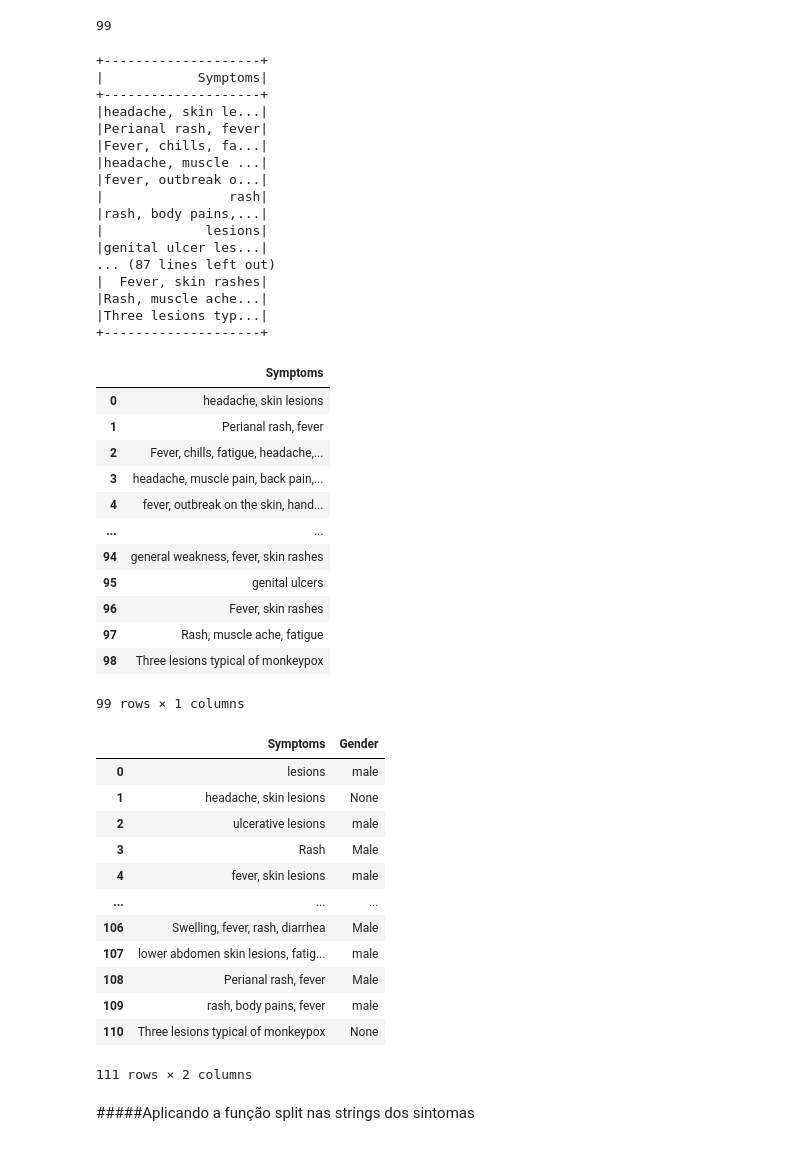
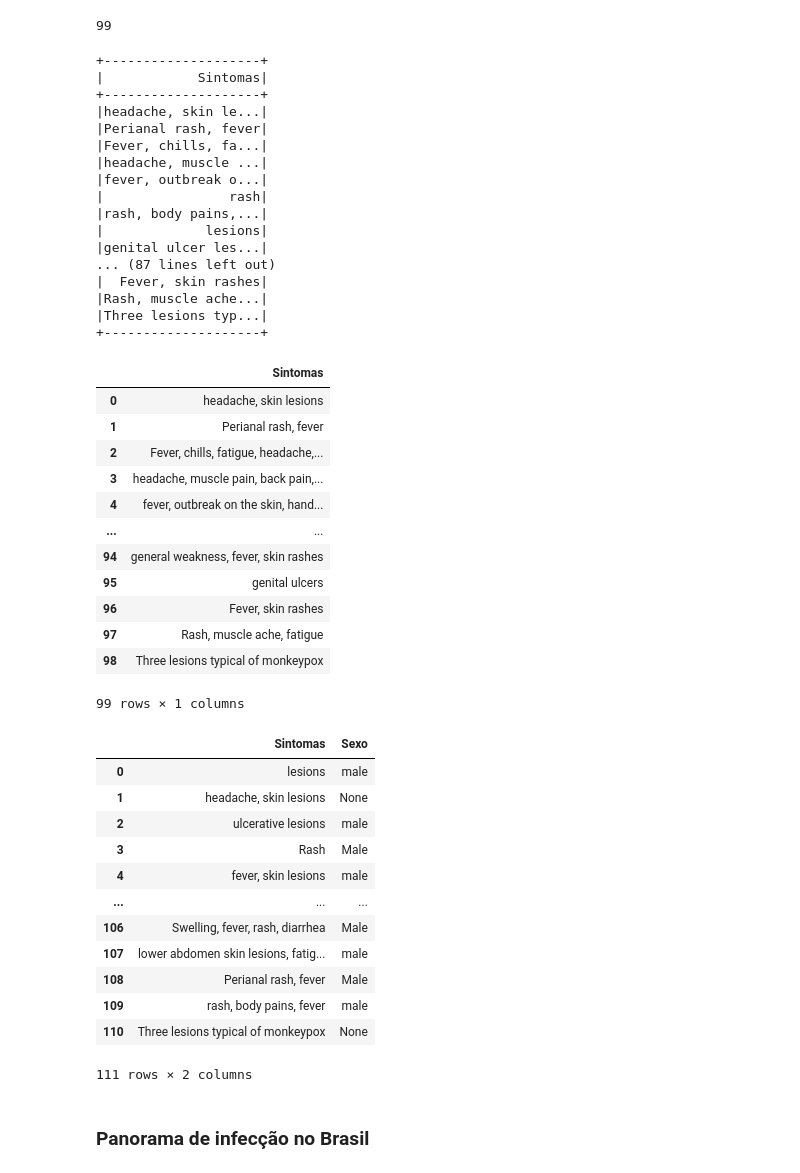
Before and after one commit to irenacosta/monkeypox2022, a Jupyter notebook: src/Scripts/monkeypox2022.ipynb, the cells around one changed output. Saved outputs shown, nothing was run; the diff lists cells and outputs as text; code cells hidden in the pictures.

Commit message:
atualização withcolumnrenamed multiple columns

```diff
--- a/src/Scripts/monkeypox2022.ipynb
+++ b/src/Scripts/monkeypox2022.ipynb
@@ -81,0 +82,36 @@ root
+# %%
+newmonkeypoxdf = monkeypoxdf.withColumnRenamed("Location", "Localizacao") \
+              .withColumnRenamed("City", "Cidade") \
+              .withColumnRenamed("Country", "Pais") \
+              .withColumnRenamed("Country_ISO3", "Cod_ISO3") \
+              .withColumnRenamed("Age", "Idade") \
+              .withColumnRenamed("Gender", "Sexo") \
+              .withColumnRenamed("Date_onset", "Data_entrada_sistema") \
+              .withColumnRenamed("Date_confirmation", "Data_confirmacao") \
+              .withColumnRenamed("Symptoms", "Sintomas") \
+              .withColumnRenamed("Hospitalised (Y/N/NA)", "Hospitalizado") \
+              .withColumnRenamed("Date_hospitalisation", "Data_internacao") \
+              .withColumnRenamed("Isolated (Y/N/NA)", "Em_isolamento") \
+              .withColumnRenamed("Date_isolation", "Data_isolamento") \
+              .withColumnRenamed("Outcome", "Detectado") \
+              .withColumnRenamed("Contact_comment", "Comentarios_contato") \
+              .withColumnRenamed("Contact_ID", "Identidade_Contato") \
+              .withColumnRenamed("Contact_location", "Cidade_contato") \
+              .withColumnRenamed("Travel_history (Y/N/NA)", "Viajou") \
+              .withColumnRenamed("Travel_history_entry", "Data_viagem") \
+              .withColumnRenamed("Travel_history_start", "Data_inicio_viagem") \
+              .withColumnRenamed("Travel_history_location", "Localidade_visitada") \
+              .withColumnRenamed("Travel_history_country", "País_visitado") \
+              .withColumnRenamed("Genomics_Metadata", "Genoma_virus") \
+              .withColumnRenamed("Confirmation_method", "Metodo_confirmacao") \
+              .withColumnRenamed("Source", "Fonte") \
+              .withColumnRenamed("Source_II", "Fonte_II") \
+              .withColumnRenamed("Source_III", "Fonte_III") \
+              .withColumnRenamed("Source_IV", "Fonte_IV") \
+              .withColumnRenamed("Source_V", "Fonte_V") \
+              .withColumnRenamed("Source_VI", "Fonte_VI") \
+              .withColumnRenamed("Source_VII", "Fonte_VII") \
+              .withColumnRenamed("Date_entry", "Data_registro") \
+              .withColumnRenamed("Date_death", "Data_obito") \
+              .withColumnRenamed("Date_last_modified", "Data_ultima_atualizacao")
+newmonkeypoxdf.printSchema()
@@ -139,10 +234,10 @@ monkeypoxdf.select("Symptoms").distinct().count()
 # %% [output]
 99
 # %%
-monkeypoxdf.select("Symptoms").distinct().show(99)
+newmonkeypoxdf.select("Sintomas").distinct().show(99)
 # %% [output]
 +--------------------+
-|            Symptoms|
+|            Sintomas|
 +--------------------+
 |headache, skin le...|
 |Perianal rash, fever|
@@ -160,9 +255,9 @@ monkeypoxdf.select("Symptoms").distinct().show(99)
 +--------------------+
 # %%
 #conversão de coluna do Dataframe para Pandas visando melhor visualização dos dados
-monkeypoxdf.select("Symptoms").distinct().toPandas()
+newmonkeypoxdf.select("Sintomas").distinct().toPandas()
 # %% [output]
-|  | Symptoms |
+|  | Sintomas |
 | 0 | headache, skin lesions |
 | 1 | Perianal rash, fever |
 | 2 | Fever, chills, fatigue, headache,... |
@@ -176,9 +271,9 @@ monkeypoxdf.select("Symptoms").distinct().toPandas()
 | 98 | Three lesions typical of monkeypox |
 99 rows × 1 columns
 # %%
-monkeypoxdf.select("Symptoms","Gender").distinct().toPandas()
+newmonkeypoxdf.select("Sintomas","Sexo").distinct().toPandas()
 # %% [output]
-|  | Symptoms | Gender |
+|  | Sintomas | Sexo |
 | 0 | lesions | male |
 | 1 | headache, skin lesions | None |
 | 2 | ulcerative lesions | male |
@@ -191,5 +286,5 @@ monkeypoxdf.select("Symptoms","Gender").distinct().toPandas()
 | 109 | rash, body pains, fever | male |
 | 110 | Three lesions typical of monkeypox | None |
 111 rows × 2 columns
-# %% [markdown]
-#####Aplicando a função split nas strings dos sintomas
+# %% [markdown]
+### Panorama de infecção no Brasil
```
Also changed, not shown: parts of 16 cells of this notebook.
